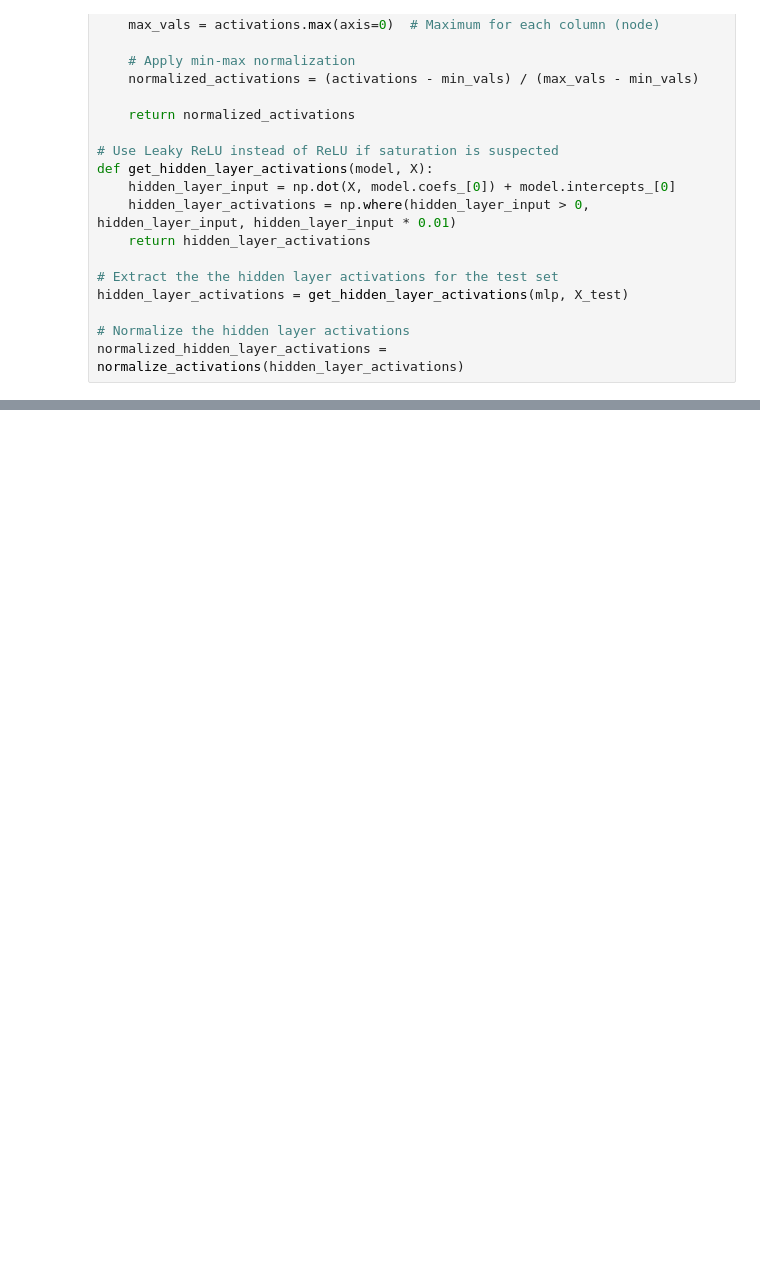
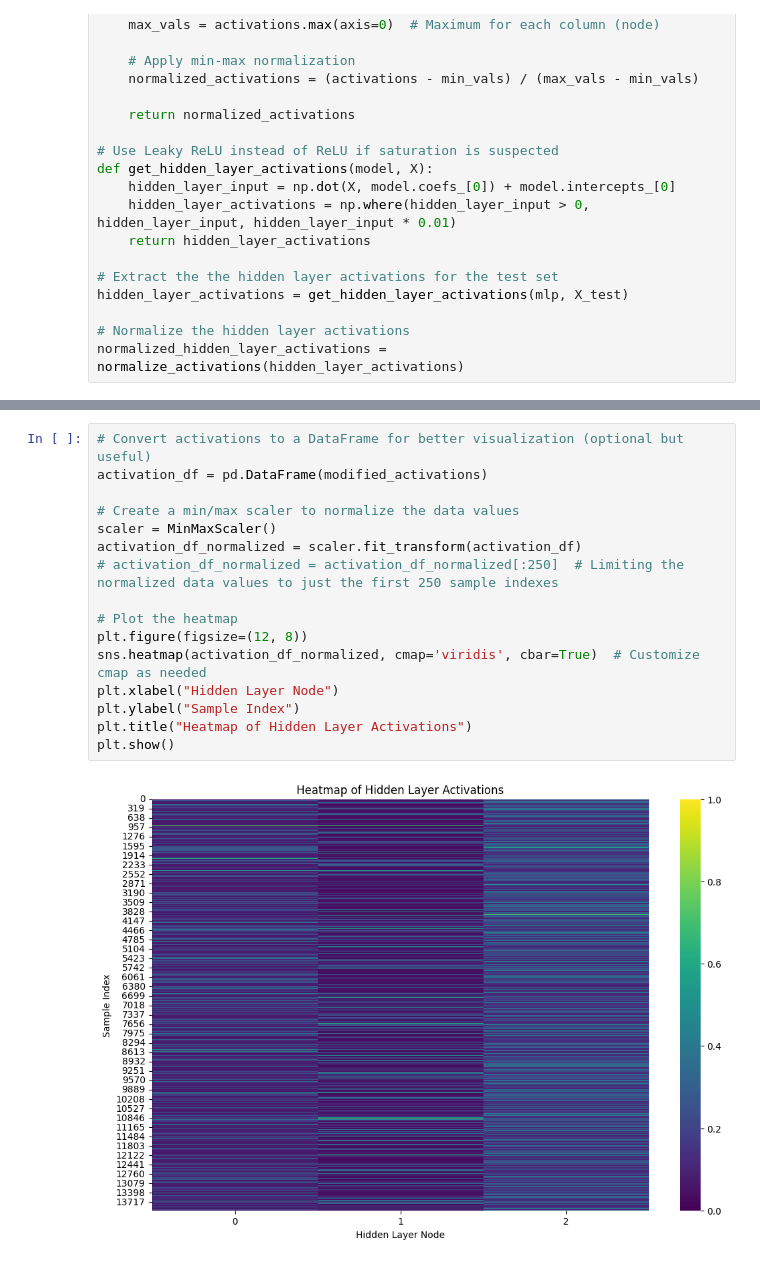
Before and after one commit to alanchan30/NeuralNetworkAnalyzation, a Jupyter notebook: Neural_Network_Analyzation.ipynb, the cells around one changed output, grey strips where cells are left out. Cells and saved outputs as stored; diff of their text form; blank space fills up the shorter version.

Commit message:
Isolation of nodes within hidden layer

```diff
--- a/Neural_Network_Analyzation.ipynb
+++ b/Neural_Network_Analyzation.ipynb
@@ -147,0 +202,18 @@ plt.show()
+# %%
+# Convert activations to a DataFrame for better visualization (optional but useful)
+activation_df = pd.DataFrame(modified_activations)
+
+# Create a min/max scaler to normalize the data values
+scaler = MinMaxScaler()
+activation_df_normalized = scaler.fit_transform(activation_df)
+# activation_df_normalized = activation_df_normalized[:250]  # Limiting the normalized data values to just the first 250 sample indexes
+
+# Plot the heatmap
+plt.figure(figsize=(12, 8))
+sns.heatmap(activation_df_normalized, cmap='viridis', cbar=True)  # Customize cmap as needed
+plt.xlabel("Hidden Layer Node")
+plt.ylabel("Sample Index")
+plt.title("Heatmap of Hidden Layer Activations")
+plt.show()
+# %% [output]
+[figure, added]
```
Also changed, not shown: parts of 5 cells of this notebook.
